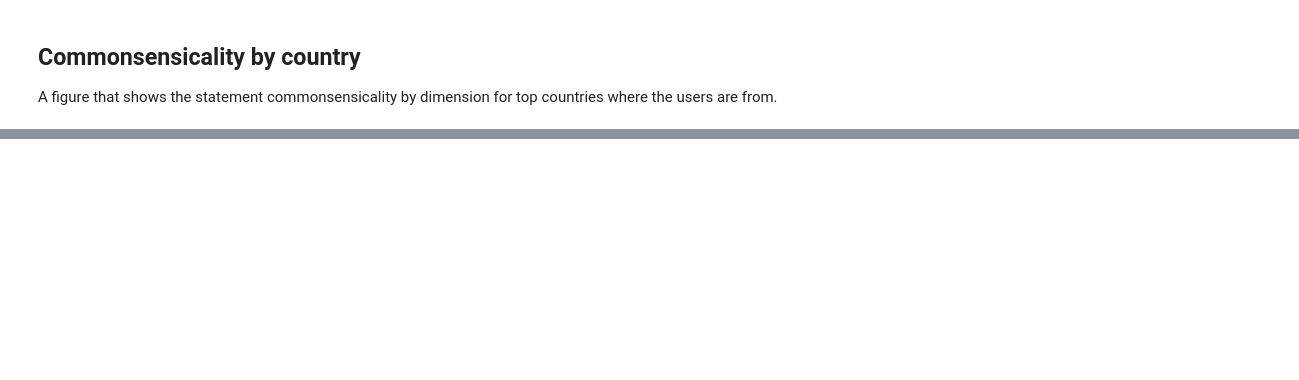
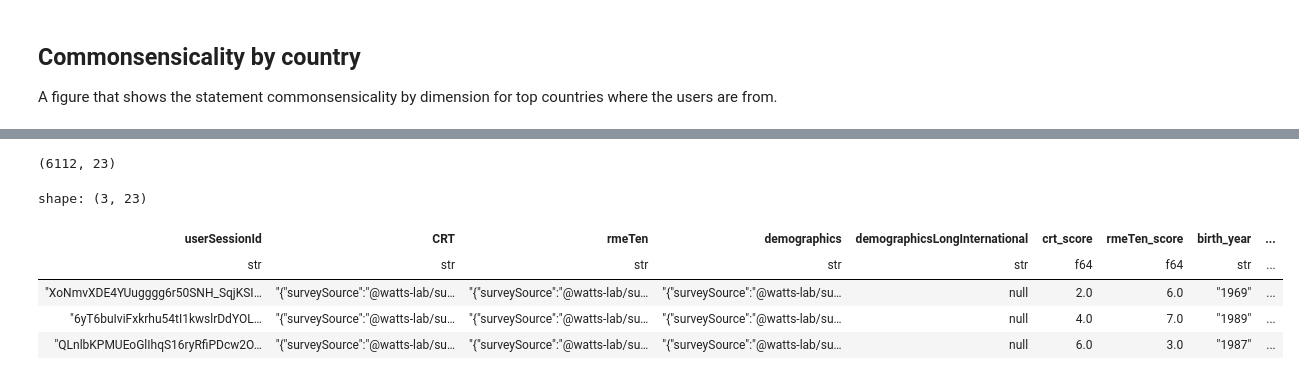
Before and after one commit to Watts-Lab/commonsense-data, a Jupyter notebook: .scripts/dashboard.ipynb, the cells around one changed output, grey strips where cells are left out. Saved outputs shown, nothing was run; the diff lists cells and outputs as text; code cells hidden in the pictures; blank space fills up the shorter version.

```diff
--- a/.scripts/dashboard.ipynb
+++ b/.scripts/dashboard.ipynb
@@ -746,5 +760,15 @@ shape: (3, 19)
 # %%
 df_commonsense_country_info = df_with_crt.join(df_session, left_on="userSessionId", right_on="sessionId", how="inner")
+print(df_commonsense_country_info.shape)
+df_commonsense_country_info.head(3)
+# %% [output]
+(6112, 23)
+shape: (3, 23)
+| userSessionId | CRT | rmeTen | demographics | demographicsLongInternational | crt_score | rmeTen_score | birth_year | ... |
+| str | str | str | str | str | f64 | f64 | str | ... |
+| "XoNmvXDE4YUugggg6r50SNH_SqjKSI… | "{"surveySource":"@watts-lab/su… | "{"surveySource":"@watts-lab/su… | "{"surveySource":"@watts-lab/su… | null | 2.0 | 6.0 | "1969" | ... |
+| "6yT6buIviFxkrhu54tI1kwslrDdYOL… | "{"surveySource":"@watts-lab/su… | "{"surveySource":"@watts-lab/su… | "{"surveySource":"@watts-lab/su… | null | 4.0 | 7.0 | "1989" | ... |
+| "QLnlbKPMUEoGlIhqS16ryRfiPDcw2O… | "{"surveySource":"@watts-lab/su… | "{"surveySource":"@watts-lab/su… | "{"surveySource":"@watts-lab/su… | null | 6.0 | 3.0 | "1987" | ... |
 # %%
 df_country_plot = df_commonsense_country_info.group_by("country_reside").agg(
     pl.col("commonsensicality").mean().alias("avg_commonsensicality")
```
Also changed, not shown: parts of 12 cells of this notebook.
